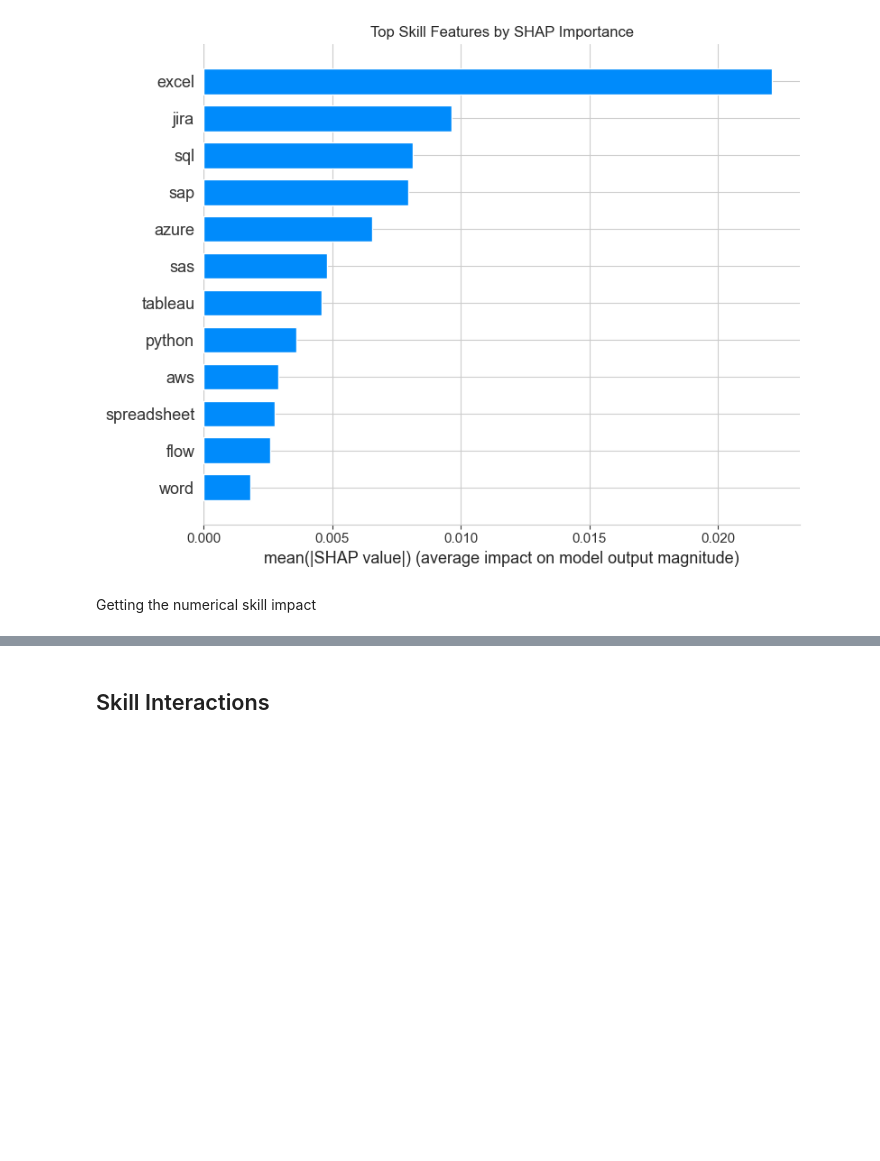
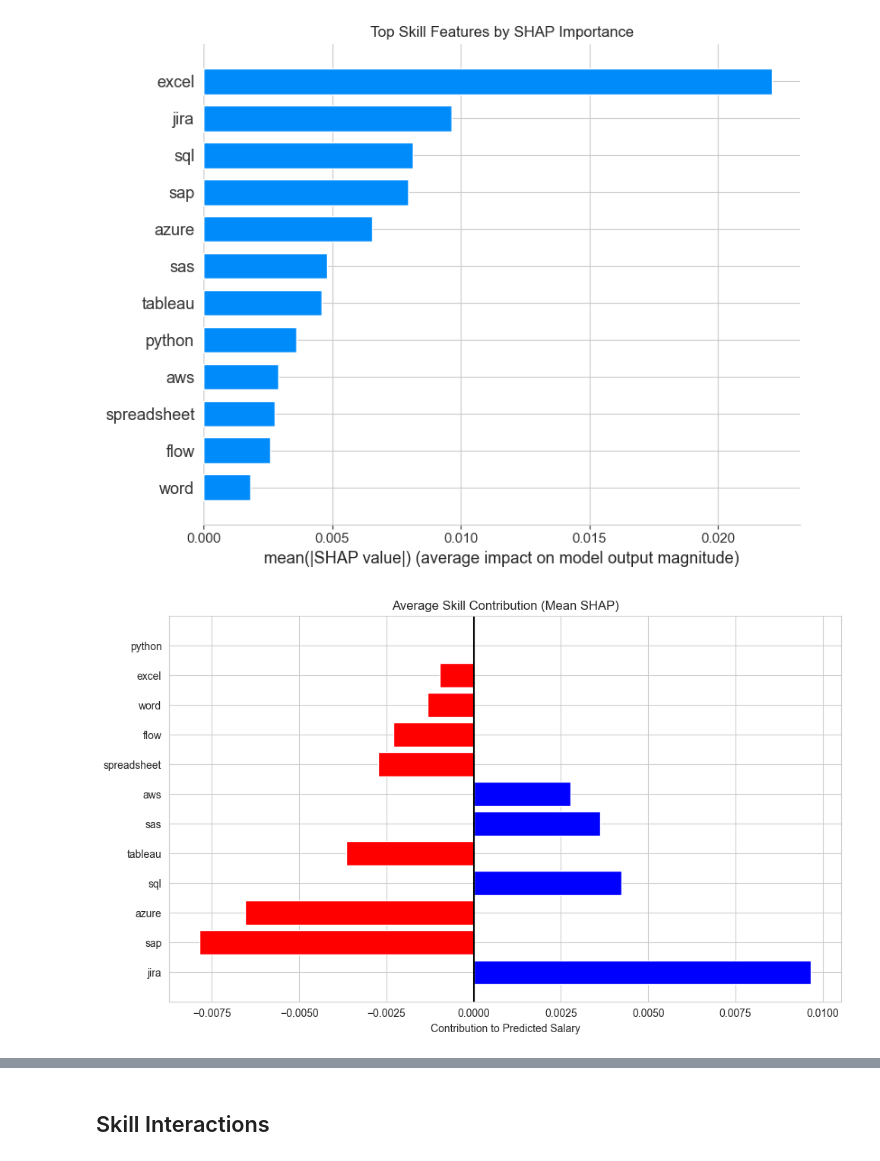
Before and after one commit to miguelcaeg/LT10_MLThesisProject, a Jupyter notebook: model explainability.ipynb, the cells around one changed output, grey strips where cells are left out. Cells and saved outputs as stored; diff of their text form; code cells hidden in the pictures; blank space fills up the shorter version.

```diff
--- a/model explainability.ipynb
+++ b/model explainability.ipynb
@@ -1840,5 +1840,49 @@ plt.savefig("Top Skill Features Affecting Salary.png", dpi=300, bbox_inches="tig
 plt.show()
 # %% [output]
 [figure]
-# %% [markdown]
-Getting the numerical skill impact
+# %%
+import numpy as np
+import matplotlib.pyplot as plt
+
+# Compute mean SHAP
+mean_shap = shap_skills.mean()
+
+# Top 12 by importance
+top_features = mean_shap.abs().sort_values(ascending=False).head(12).index
+values = mean_shap[top_features]
+
+plt.figure(figsize=(10,6))
+
+colors = ["blue" if v > 0 else "red" for v in values]
+
+plt.barh(values.index, values.values, color=colors)
+plt.axvline(0, color='black')
+
+plt.title("Average Skill Contribution (Mean SHAP)")
+plt.xlabel("Contribution to Predicted Salary")
+
+plt.tight_layout()
+plt.savefig("mean_shap_bar.png", dpi=300, bbox_inches="tight")
+plt.show()
+
+# # -----------------------------
+# # 2. OPTIONAL: Waterfall-style (visual only)
+# # -----------------------------
+# cumulative = np.cumsum(values)
+
+# plt.figure(figsize=(10,6))
+
+# for i, (feat, val) in enumerate(values.items()):
+#     color = "red" if val > 0 else "blue"
+#     plt.barh(feat, val, left=cumulative[i] - val, color=color)
+
+# plt.axvline(0, color='black')
+
+# plt.title("Average Skill Contribution (Waterfall Style - Visual Only)")
+# plt.xlabel("Contribution to Predicted Salary")
+
+# plt.tight_layout()
+# plt.savefig("global_waterfall_style.png", dpi=300, bbox_inches="tight")
+# plt.show()
+# %% [output]
+[figure, added]
```
Also changed, not shown: parts of 5 cells of this notebook.
